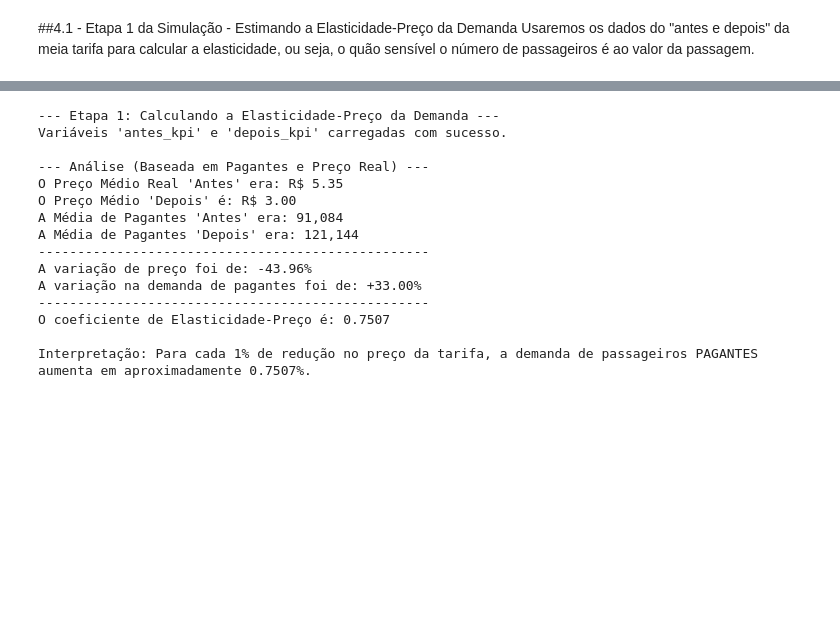
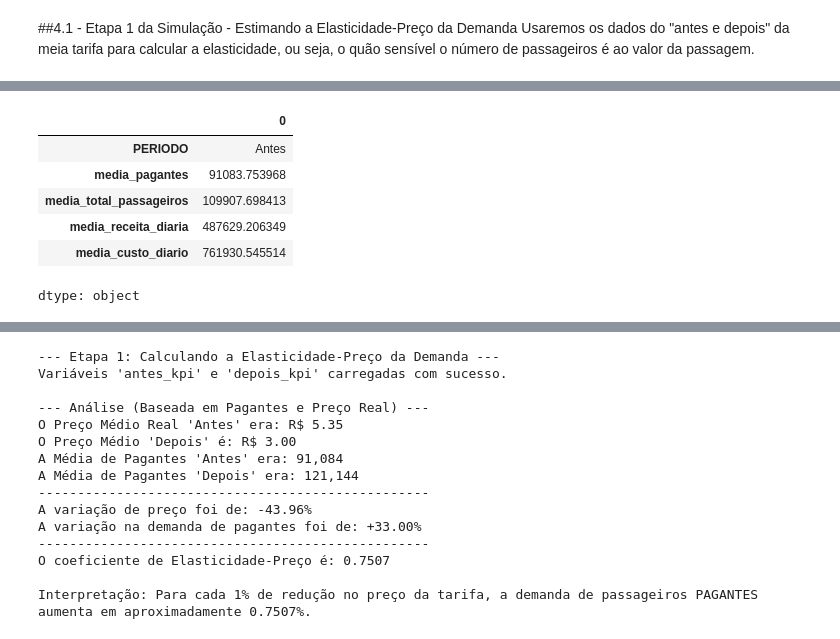
Before and after one commit to lelenzasan/Projeto_Tarifa_Zero_Curitiba, a Jupyter notebook: Espinha_Dorsal_do_Projeto_TRANSPORTE_CWB.ipynb, the cells around one changed output, grey strips where cells are left out. Saved outputs shown, nothing was run; the diff lists cells and outputs as text; code cells hidden in the pictures; blank space fills up the shorter version.

```diff
--- a/Espinha_Dorsal_do_Projeto_TRANSPORTE_CWB.ipynb
+++ b/Espinha_Dorsal_do_Projeto_TRANSPORTE_CWB.ipynb
@@ -1228,0 +1267,10 @@ Usaremos os dados do "antes e depois" da meia tarifa para calcular a elasticidad
+# %%
+antes_kpi
+# %% [output]
+|  | 0 |
+| PERIODO | Antes |
+| media_pagantes | 91083.753968 |
+| media_total_passageiros | 109907.698413 |
+| media_receita_diaria | 487629.206349 |
+| media_custo_diario | 761930.545514 |
+dtype: object
```
Also changed, not shown: parts of 11 cells of this notebook.
